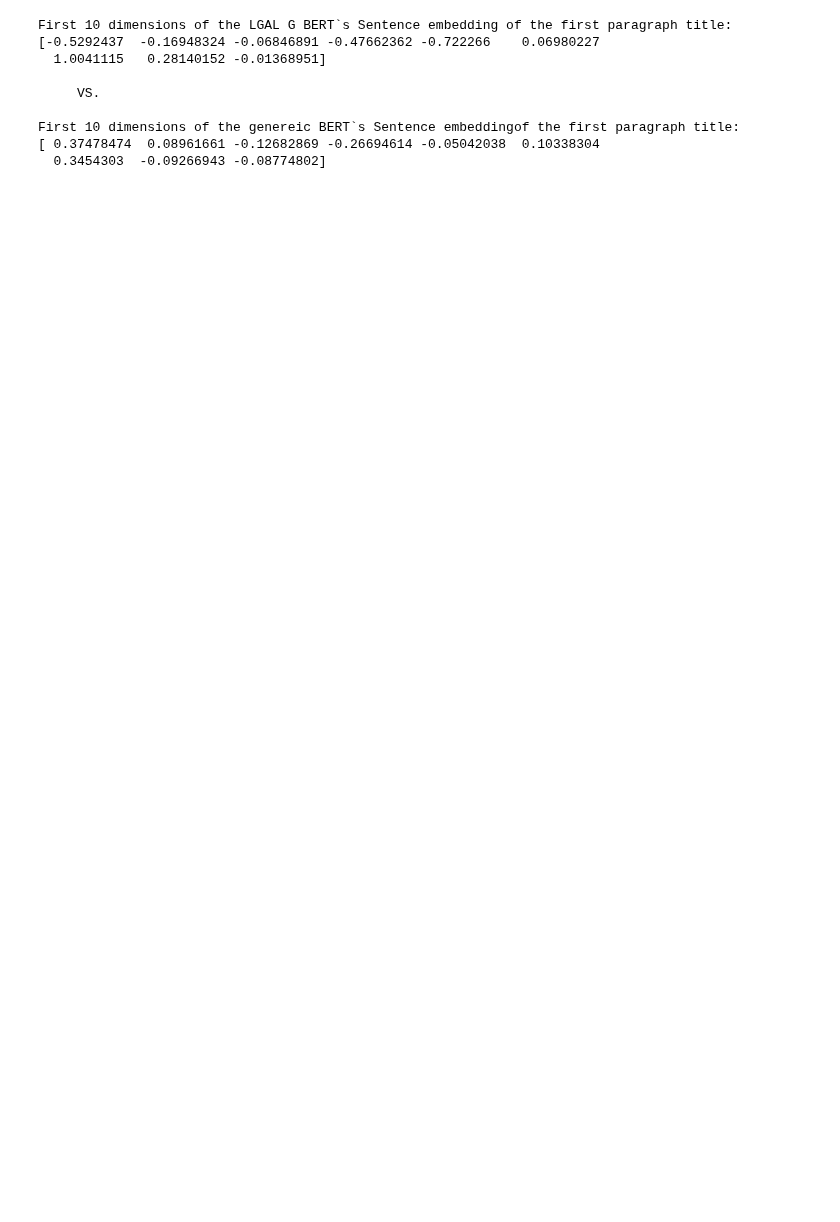
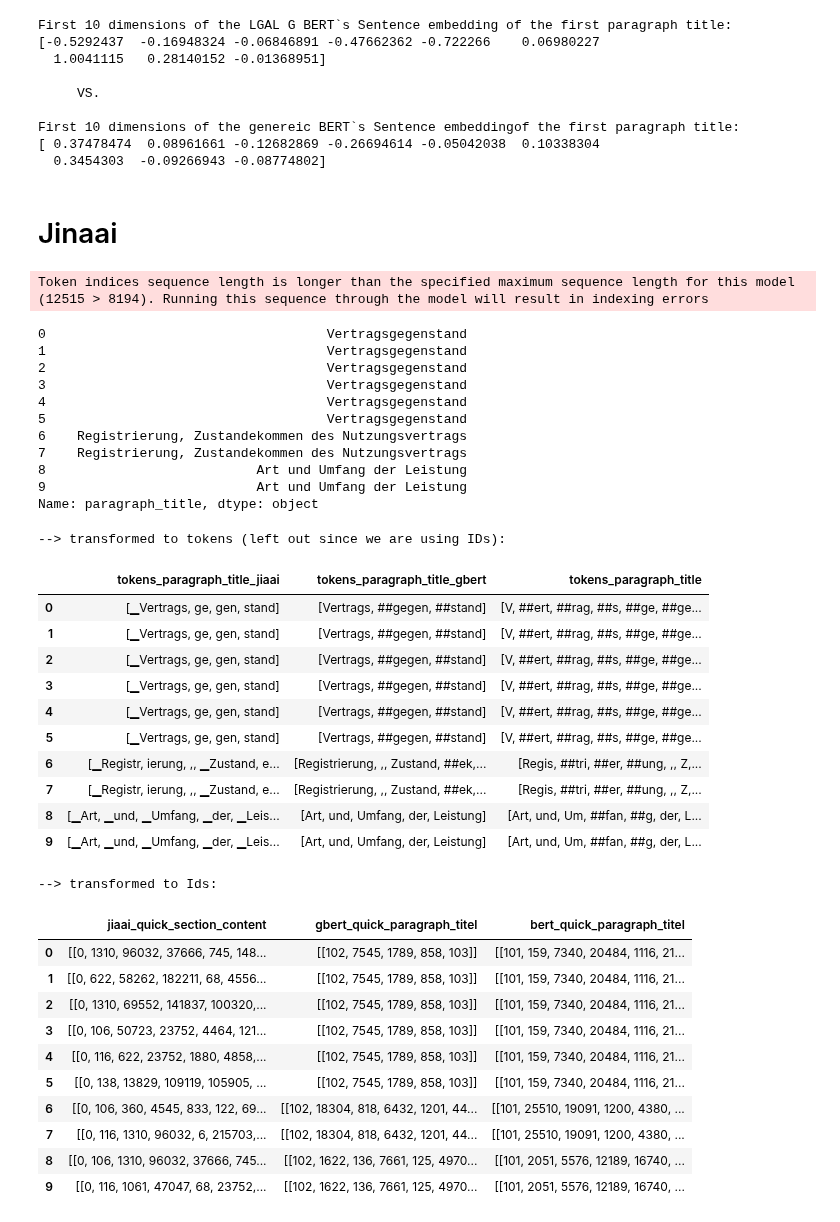
Before and after one commit to Nils7291/NLP_Contract_Checker, a Jupyter notebook: notebooks/03_models.ipynb, the cells around one changed output. Drawn from its saved outputs; the diff is of its cells as text; code cells hidden in the pictures; blank space fills up the shorter version.

```diff
--- a/notebooks/03_models.ipynb
+++ b/notebooks/03_models.ipynb
@@ -382,3 +382,59 @@ First 10 dimensions of the LGAL G BERT`s Sentence embedding of the first paragra
 First 10 dimensions of the genereic BERT`s Sentence embeddingof the first paragraph title:
 [ 0.37478474  0.08961661 -0.12682869 -0.26694614 -0.05042038  0.10338304
   0.3454303  -0.09266943 -0.08774802]
+# %% [markdown]
+# Jinaai
+# %%
+from transformers import AutoTokenizer
+from sentence_transformers import SentenceTransformer
+# 1. Lade Tokenizer und Modell separat
+tokenizer_jinaai = AutoTokenizer.from_pretrained("jinaai/jina-embeddings-v3")
+#model_jinaai = SentenceTransformer("jinaai/jina-embeddings-v3")
+
+df['tokens_paragraph_title_jiaai'] = df['paragraph_title'].apply(lambda x: tokenizer_jinaai.tokenize(str(x)))
+df['jiaai_bert_quick_paragraph_titel']=df['paragraph_title'].apply(lambda x: [tokenizer_jinaai.encode(x)])
+df['jiaai_quick_paragraph_content']=df['clean_paragraph_content'].apply(lambda x: [tokenizer_jinaai.encode(x)])
+df['jiaai_quick_section_content']=df['clean_section_content'].apply(lambda x: [tokenizer_jinaai.encode(x)])
+display(df["paragraph_title"][0:10])
+print("\n\n--> transformed to tokens (left out since we are using IDs):")
+pd.set_option('display.max_colwidth', None)
+display(df[[ 'tokens_paragraph_title_jiaai','tokens_paragraph_title_gbert','tokens_paragraph_title']].head(10))
+print("\n\n--> transformed to Ids:")
+display(df[[ 'jiaai_quick_section_content',"gbert_quick_paragraph_titel","bert_quick_paragraph_titel"]].head(10))
+# %% [output]
+Token indices sequence length is longer than the specified maximum sequence length for this model (12515 > 8194). Running this sequence through the model will result in indexing errors
+0                                    Vertragsgegenstand
+1                                    Vertragsgegenstand
+2                                    Vertragsgegenstand
+3                                    Vertragsgegenstand
+4                                    Vertragsgegenstand
+5                                    Vertragsgegenstand
+6    Registrierung, Zustandekommen des Nutzungsvertrags
+7    Registrierung, Zustandekommen des Nutzungsvertrags
+8                           Art und Umfang der Leistung
+9                           Art und Umfang der Leistung
+Name: paragraph_title, dtype: object
+--> transformed to tokens (left out since we are using IDs):
+|  | tokens_paragraph_title_jiaai | tokens_paragraph_title_gbert | tokens_paragraph_title |
+| 0 | [▁Vertrags, ge, gen, stand] | [Vertrags, ##gegen, ##stand] | [V, ##ert, ##rag, ##s, ##ge, ##ge... |
+| 1 | [▁Vertrags, ge, gen, stand] | [Vertrags, ##gegen, ##stand] | [V, ##ert, ##rag, ##s, ##ge, ##ge... |
+| 2 | [▁Vertrags, ge, gen, stand] | [Vertrags, ##gegen, ##stand] | [V, ##ert, ##rag, ##s, ##ge, ##ge... |
+| 3 | [▁Vertrags, ge, gen, stand] | [Vertrags, ##gegen, ##stand] | [V, ##ert, ##rag, ##s, ##ge, ##ge... |
+| 4 | [▁Vertrags, ge, gen, stand] | [Vertrags, ##gegen, ##stand] | [V, ##ert, ##rag, ##s, ##ge, ##ge... |
+| 5 | [▁Vertrags, ge, gen, stand] | [Vertrags, ##gegen, ##stand] | [V, ##ert, ##rag, ##s, ##ge, ##ge... |
+| 6 | [▁Registr, ierung, ,, ▁Zustand, e... | [Registrierung, ,, Zustand, ##ek,... | [Regis, ##tri, ##er, ##ung, ,, Z,... |
+| 7 | [▁Registr, ierung, ,, ▁Zustand, e... | [Registrierung, ,, Zustand, ##ek,... | [Regis, ##tri, ##er, ##ung, ,, Z,... |
+| 8 | [▁Art, ▁und, ▁Umfang, ▁der, ▁Leis... | [Art, und, Umfang, der, Leistung] | [Art, und, Um, ##fan, ##g, der, L... |
+| 9 | [▁Art, ▁und, ▁Umfang, ▁der, ▁Leis... | [Art, und, Umfang, der, Leistung] | [Art, und, Um, ##fan, ##g, der, L... |
+--> transformed to Ids:
+|  | jiaai_quick_section_content | gbert_quick_paragraph_titel | bert_quick_paragraph_titel |
+| 0 | [[0, 1310, 96032, 37666, 745, 148... | [[102, 7545, 1789, 858, 103]] | [[101, 159, 7340, 20484, 1116, 21... |
+| 1 | [[0, 622, 58262, 182211, 68, 4556... | [[102, 7545, 1789, 858, 103]] | [[101, 159, 7340, 20484, 1116, 21... |
+| 2 | [[0, 1310, 69552, 141837, 100320,... | [[102, 7545, 1789, 858, 103]] | [[101, 159, 7340, 20484, 1116, 21... |
+| 3 | [[0, 106, 50723, 23752, 4464, 121... | [[102, 7545, 1789, 858, 103]] | [[101, 159, 7340, 20484, 1116, 21... |
+| 4 | [[0, 116, 622, 23752, 1880, 4858,... | [[102, 7545, 1789, 858, 103]] | [[101, 159, 7340, 20484, 1116, 21... |
+| 5 | [[0, 138, 13829, 109119, 105905, ... | [[102, 7545, 1789, 858, 103]] | [[101, 159, 7340, 20484, 1116, 21... |
+| 6 | [[0, 106, 360, 4545, 833, 122, 69... | [[102, 18304, 818, 6432, 1201, 44... | [[101, 25510, 19091, 1200, 4380, ... |
+| 7 | [[0, 116, 1310, 96032, 6, 215703,... | [[102, 18304, 818, 6432, 1201, 44... | [[101, 25510, 19091, 1200, 4380, ... |
+| 8 | [[0, 106, 1310, 96032, 37666, 745... | [[102, 1622, 136, 7661, 125, 4970... | [[101, 2051, 5576, 12189, 16740, ... |
+| 9 | [[0, 116, 1061, 47047, 68, 23752,... | [[102, 1622, 136, 7661, 125, 4970... | [[101, 2051, 5576, 12189, 16740, ... |
```
Also changed, not shown: parts of 26 cells of this notebook, 1 other file.
